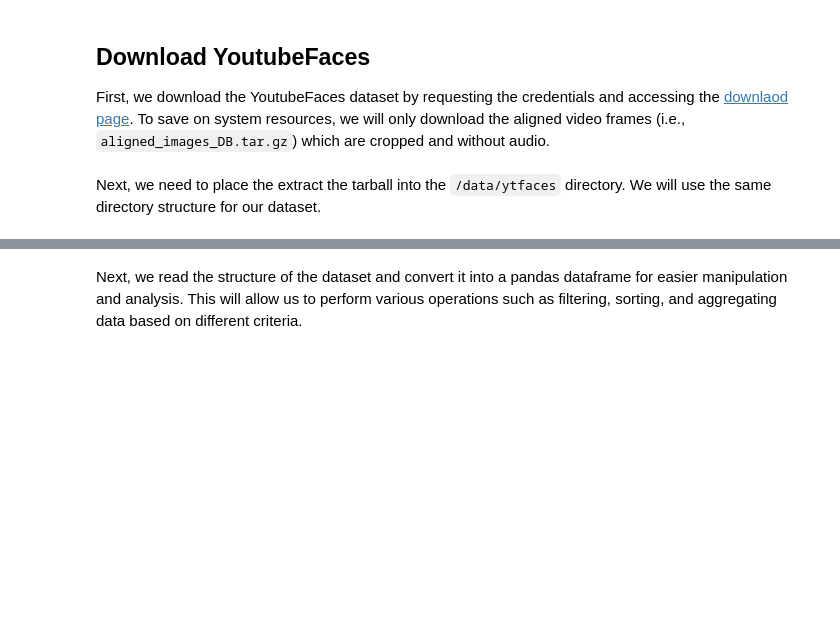
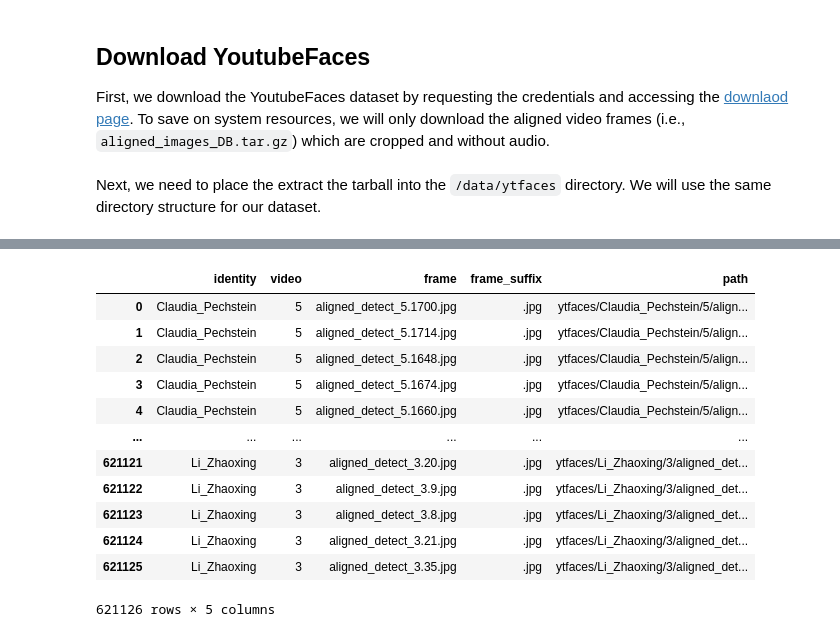
Before and after one commit to wagpa/meles, a Jupyter notebook: src/notebooks/02_ytfaces_dataset.ipynb, the cells around one changed output, grey strips where cells are left out. Drawn from its saved outputs; the diff is of its cells as text; code cells hidden in the pictures; blank space fills up the shorter version.

```diff
--- a/src/notebooks/02_ytfaces_dataset.ipynb
+++ b/src/notebooks/02_ytfaces_dataset.ipynb
@@ -130,2 +21,0 @@ Dataset Statistics:
-# %% [markdown]
-Next, we read the structure of the dataset and convert it into a pandas dataframe for easier manipulation and analysis. This will allow us to perform various operations such as filtering, sorting, and aggregating data based on different criteria.
@@ -133,0 +22,48 @@ Next, we read the structure of the dataset and convert it into a pandas datafram
+# %%
+DATA_PATH = Path("../../data")
+
+# Iterate all directories and create the dataframe. The structure should be 'identity/video/frame'
+_structure = []
+for identity_dir in DATA_PATH.joinpath("ytfaces").iterdir():
+    if not identity_dir.is_dir():
+        continue
+
+    # Iterate all videos for the identity. Each video itself contains a list of image files.
+    for video_dir in identity_dir.iterdir():
+        if not video_dir.is_dir():
+            continue
+
+        # Iterate all frames of the video. Each frame should be a image file.
+        for frame_file in video_dir.iterdir():
+            if not frame_file.is_file():
+                continue
+
+            # The frame is added to the structure (flattened) in any order.
+            # We can later sort them by their natural ordering. The path is relative to the data
+            # directory such that it can be easily used in other files.
+            _structure.append({
+                'identity': identity_dir.name,
+                'video': video_dir.name,
+                'frame': frame_file.name,
+                'frame_suffix': frame_file.suffix,
+                'path': str(frame_file.relative_to(DATA_PATH))
+            })
+
+# Build the structure dataframe and store it next to the dataset folder.
+structure = pd.DataFrame(_structure)
+structure.to_json(DATA_PATH.joinpath("ytfaces.json"))
+structure
+# %% [output]
+|  | identity | video | frame | frame_suffix | path |
+| 0 | Claudia_Pechstein | 5 | aligned_detect_5.1700.jpg | .jpg | ytfaces/Claudia_Pechstein/5/align... |
+| 1 | Claudia_Pechstein | 5 | aligned_detect_5.1714.jpg | .jpg | ytfaces/Claudia_Pechstein/5/align... |
+| 2 | Claudia_Pechstein | 5 | aligned_detect_5.1648.jpg | .jpg | ytfaces/Claudia_Pechstein/5/align... |
+| 3 | Claudia_Pechstein | 5 | aligned_detect_5.1674.jpg | .jpg | ytfaces/Claudia_Pechstein/5/align... |
+| 4 | Claudia_Pechstein | 5 | aligned_detect_5.1660.jpg | .jpg | ytfaces/Claudia_Pechstein/5/align... |
+| ... | ... | ... | ... | ... | ... |
+| 621121 | Li_Zhaoxing | 3 | aligned_detect_3.20.jpg | .jpg | ytfaces/Li_Zhaoxing/3/aligned_det... |
+| 621122 | Li_Zhaoxing | 3 | aligned_detect_3.9.jpg | .jpg | ytfaces/Li_Zhaoxing/3/aligned_det... |
+| 621123 | Li_Zhaoxing | 3 | aligned_detect_3.8.jpg | .jpg | ytfaces/Li_Zhaoxing/3/aligned_det... |
+| 621124 | Li_Zhaoxing | 3 | aligned_detect_3.21.jpg | .jpg | ytfaces/Li_Zhaoxing/3/aligned_det... |
+| 621125 | Li_Zhaoxing | 3 | aligned_detect_3.35.jpg | .jpg | ytfaces/Li_Zhaoxing/3/aligned_det... |
+621126 rows × 5 columns
```
Also changed, not shown: parts of 12 cells of this notebook, 3 other files.
